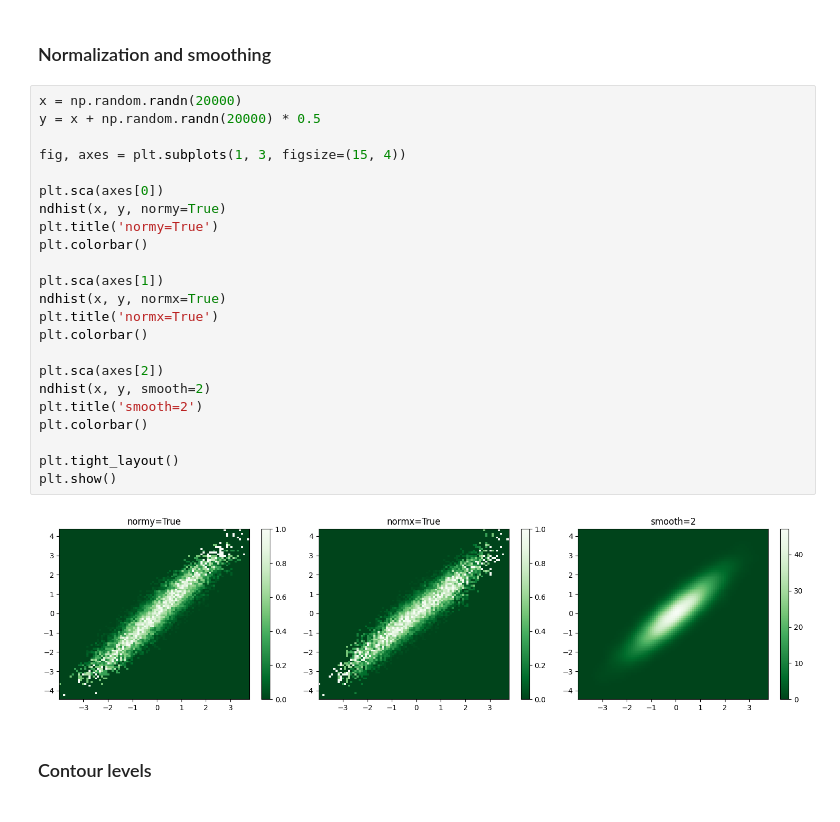
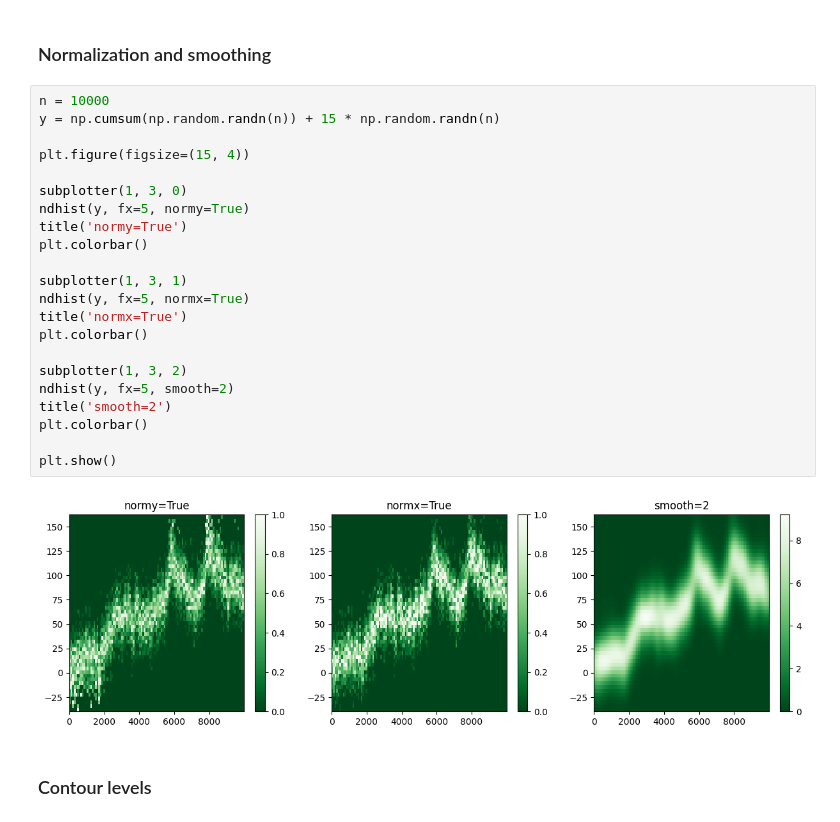
Before and after one commit to JLansey/matviz, a Jupyter notebook: docs/source/examples/histograms.ipynb, the cells around one changed output. Cells and saved outputs as stored; diff of their text form.

```diff
--- a/docs/source/examples/histograms.ipynb
+++ b/docs/source/examples/histograms.ipynb
@@ -154,30 +188,29 @@ plt.show()
 # %% [markdown]
 ### Normalization and smoothing
 # %%
-x = np.random.randn(20000)
-y = x + np.random.randn(20000) * 0.5
+n = 10000
+y = np.cumsum(np.random.randn(n)) + 15 * np.random.randn(n)
 
-fig, axes = plt.subplots(1, 3, figsize=(15, 4))
+plt.figure(figsize=(15, 4))
 
-plt.sca(axes[0])
-ndhist(x, y, normy=True)
-plt.title('normy=True')
+subplotter(1, 3, 0)
+ndhist(y, fx=5, normy=True)
+title('normy=True')
 plt.colorbar()
 
-plt.sca(axes[1])
-ndhist(x, y, normx=True)
-plt.title('normx=True')
+subplotter(1, 3, 1)
+ndhist(y, fx=5, normx=True)
+title('normx=True')
 plt.colorbar()
 
-plt.sca(axes[2])
-ndhist(x, y, smooth=2)
-plt.title('smooth=2')
+subplotter(1, 3, 2)
+ndhist(y, fx=5, smooth=2)
+title('smooth=2')
 plt.colorbar()
 
-plt.tight_layout()
 plt.show()
 # %% [output]
-[figure, old version]
+[figure, new version]
 # %% [markdown]
 ### Contour levels
 # %%
```
Also changed, not shown: parts of 16 cells of this notebook, 2 other files.
